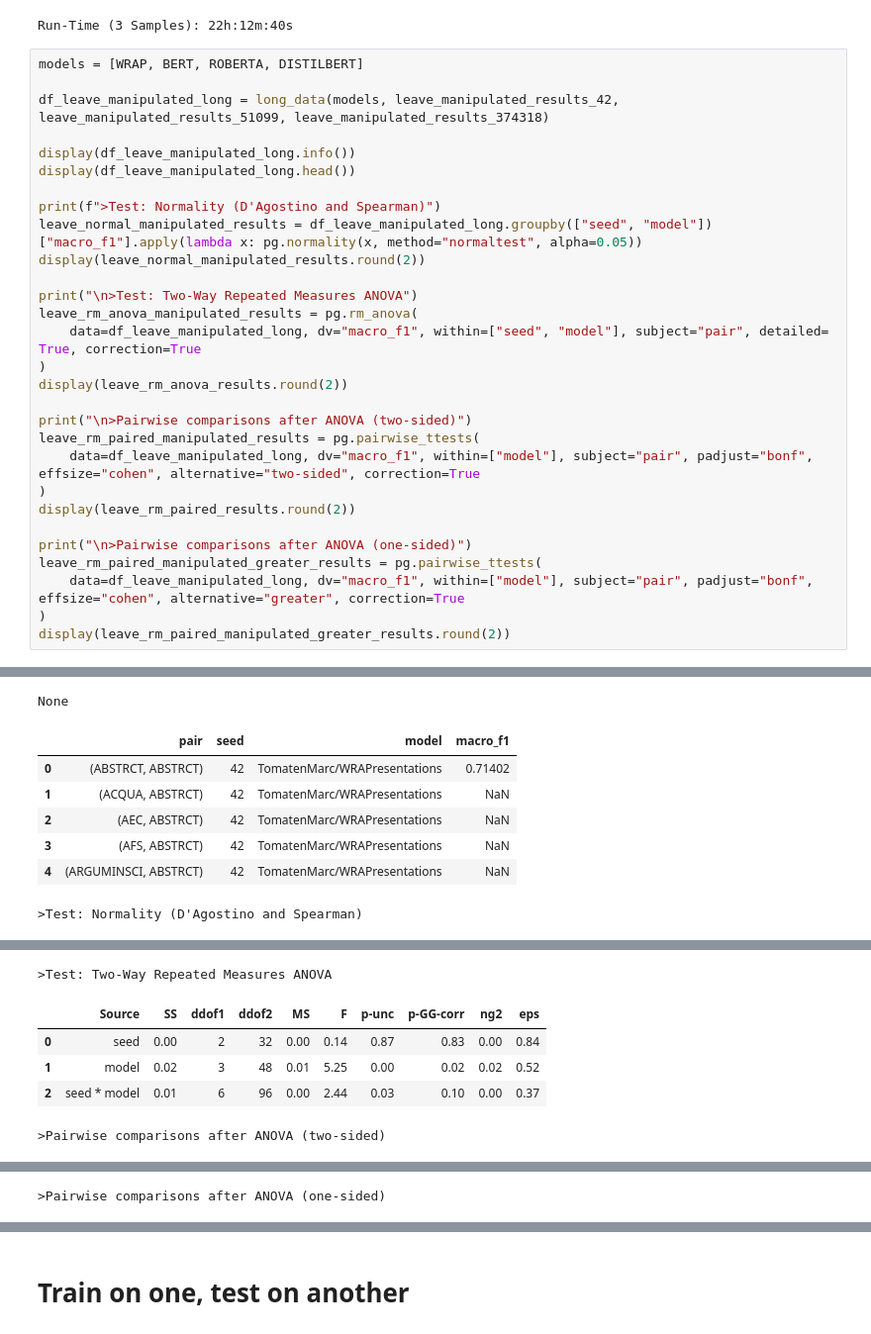
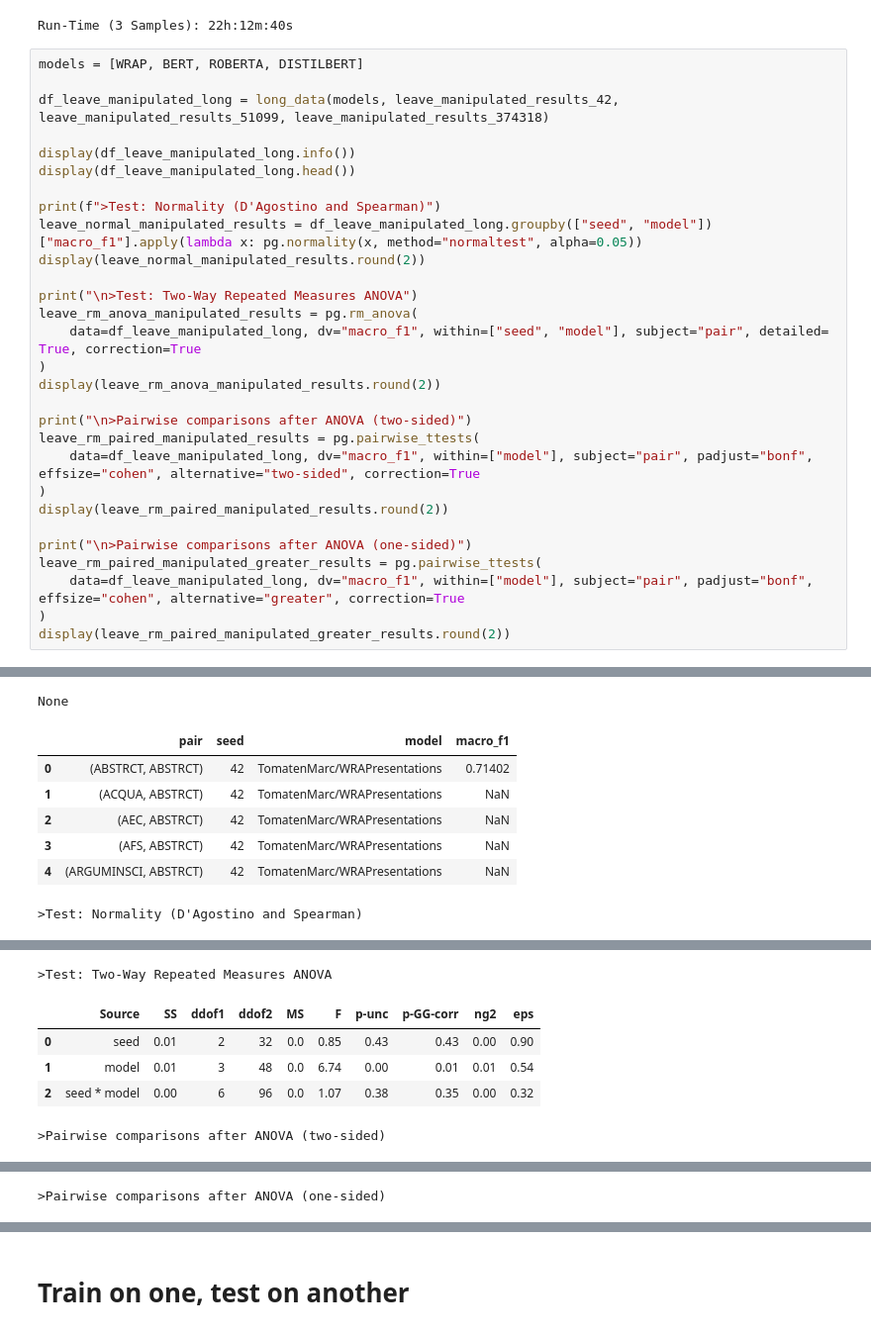
Before and after one commit to TomatenMarc/Limited-Generalizability, a Jupyter notebook: notebooks/results.ipynb, the cells around one changed output, grey strips where cells are left out. Shown at 99% size. Cells and saved outputs as stored; diff of their text form.

Commit message:
Add results for reviewer 3

```diff
--- a/notebooks/results.ipynb
+++ b/notebooks/results.ipynb
@@ -630,13 +630,13 @@ print("\n>Test: Two-Way Repeated Measures ANOVA")
 leave_rm_anova_manipulated_results = pg.rm_anova(
     data=df_leave_manipulated_long, dv="macro_f1", within=["seed", "model"], subject="pair", detailed= True, correction=True
 )
-display(leave_rm_anova_results.round(2))
+display(leave_rm_anova_manipulated_results.round(2))
 
 print("\n>Pairwise comparisons after ANOVA (two-sided)")
 leave_rm_paired_manipulated_results = pg.pairwise_ttests(
     data=df_leave_manipulated_long, dv="macro_f1", within=["model"], subject="pair", padjust="bonf", effsize="cohen", alternative="two-sided", correction=True
 )
-display(leave_rm_paired_results.round(2))
+display(leave_rm_paired_manipulated_results.round(2))
 
 print("\n>Pairwise comparisons after ANOVA (one-sided)")
 leave_rm_paired_manipulated_greater_results = pg.pairwise_ttests(
@@ -652,35 +652,35 @@ Data columns (total 4 columns):
  0   pair      3468 non-null   object
  1   seed      3468 non-null   category
  2   model     3468 non-null   category
  3   macro_f1  204 non-null    float64
 dtypes: category(2), float64(1), object(1)
 memory usage: 61.4+ KB
 None
 |  | pair | seed | model | macro_f1 |
 | 0 | (ABSTRCT, ABSTRCT) | 42 | TomatenMarc/WRAPresentations | 0.71402 |
 | 1 | (ACQUA, ABSTRCT) | 42 | TomatenMarc/WRAPresentations | NaN |
 | 2 | (AEC, ABSTRCT) | 42 | TomatenMarc/WRAPresentations | NaN |
 | 3 | (AFS, ABSTRCT) | 42 | TomatenMarc/WRAPresentations | NaN |
 | 4 | (ARGUMINSCI, ABSTRCT) | 42 | TomatenMarc/WRAPresentations | NaN |
 >Test: Normality (D'Agostino and Spearman)
 |  |  |  |  | W | pval | normal |
 | seed | model |  |  |  |  |  |
 | 374318 | TomatenMarc/WRAPresentations | 374318 | TomatenMarc/WRAPresentations | 1.01 | 0.60 | True |
 |  | bert-base-uncased | 374318 | bert-base-uncased | 4.62 | 0.10 | True |
 |  | distilbert-base-uncased | 374318 | distilbert-base-uncased | 2.63 | 0.27 | True |
 |  | roberta-base | 374318 | roberta-base | 1.43 | 0.49 | True |
 | 42 | TomatenMarc/WRAPresentations | 42 | TomatenMarc/WRAPresentations | 0.50 | 0.78 | True |
 |  | bert-base-uncased | 42 | bert-base-uncased | 1.83 | 0.40 | True |
 |  | distilbert-base-uncased | 42 | distilbert-base-uncased | 2.01 | 0.37 | True |
 |  | roberta-base | 42 | roberta-base | 1.82 | 0.40 | True |
 | 51099 | TomatenMarc/WRAPresentations | 51099 | TomatenMarc/WRAPresentations | 1.63 | 0.44 | True |
 |  | bert-base-uncased | 51099 | bert-base-uncased | 3.20 | 0.20 | True |
 |  | distilbert-base-uncased | 51099 | distilbert-base-uncased | 1.87 | 0.39 | True |
 |  | roberta-base | 51099 | roberta-base | 3.67 | 0.16 | True |
 >Test: Two-Way Repeated Measures ANOVA
 |  | Source | SS | ddof1 | ddof2 | MS | F | p-unc | p-GG-corr | ng2 | eps |
-| 0 | seed | 0.00 | 2 | 32 | 0.00 | 0.14 | 0.87 | 0.83 | 0.00 | 0.84 |
-| 1 | model | 0.02 | 3 | 48 | 0.01 | 5.25 | 0.00 | 0.02 | 0.02 | 0.52 |
-| 2 | seed * model | 0.01 | 6 | 96 | 0.00 | 2.44 | 0.03 | 0.10 | 0.00 | 0.37 |
+| 0 | seed | 0.01 | 2 | 32 | 0.0 | 0.85 | 0.43 | 0.43 | 0.00 | 0.90 |
+| 1 | model | 0.01 | 3 | 48 | 0.0 | 6.74 | 0.00 | 0.01 | 0.01 | 0.54 |
+| 2 | seed * model | 0.00 | 6 | 96 | 0.0 | 1.07 | 0.38 | 0.35 | 0.00 | 0.32 |
 >Pairwise comparisons after ANOVA (two-sided)
 |  | Contrast | A | B | Paired | Parametric | T | dof | alternative | p-unc | p-corr | ... |
```
Also changed, not shown: parts of 2 cells of this notebook.
